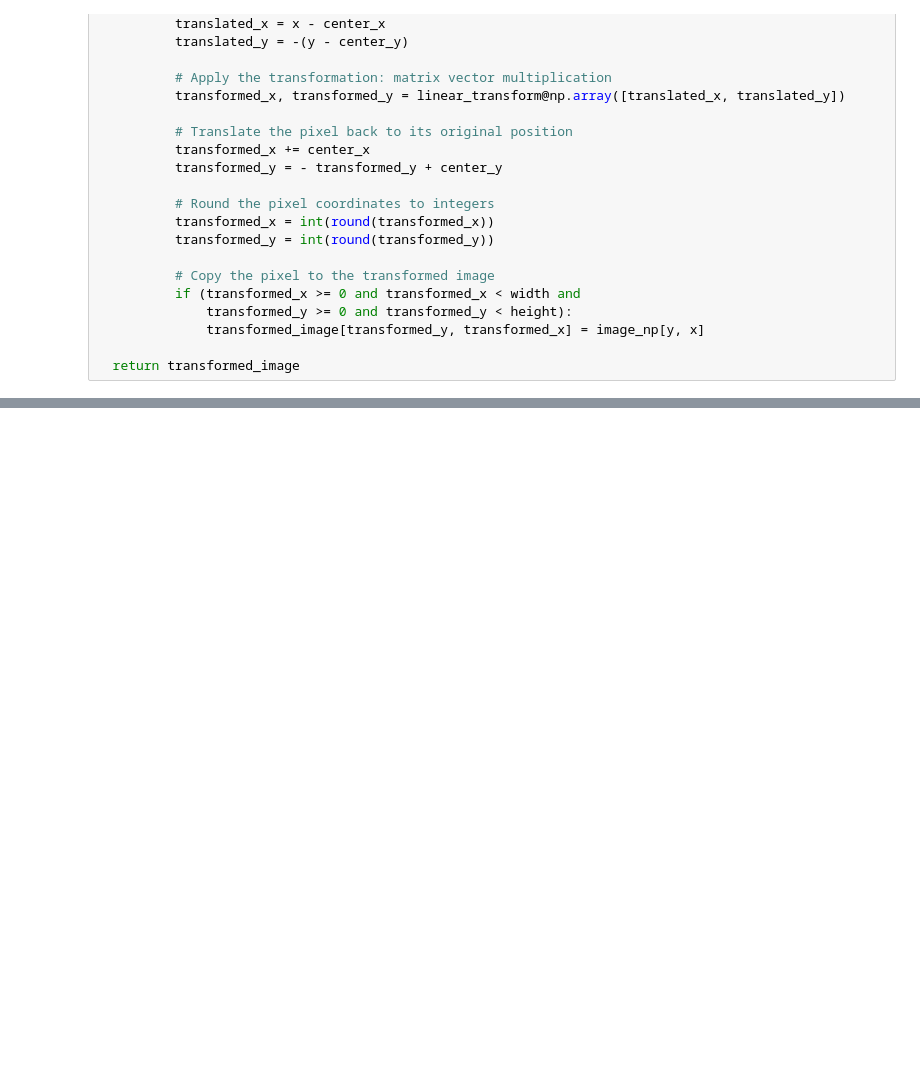
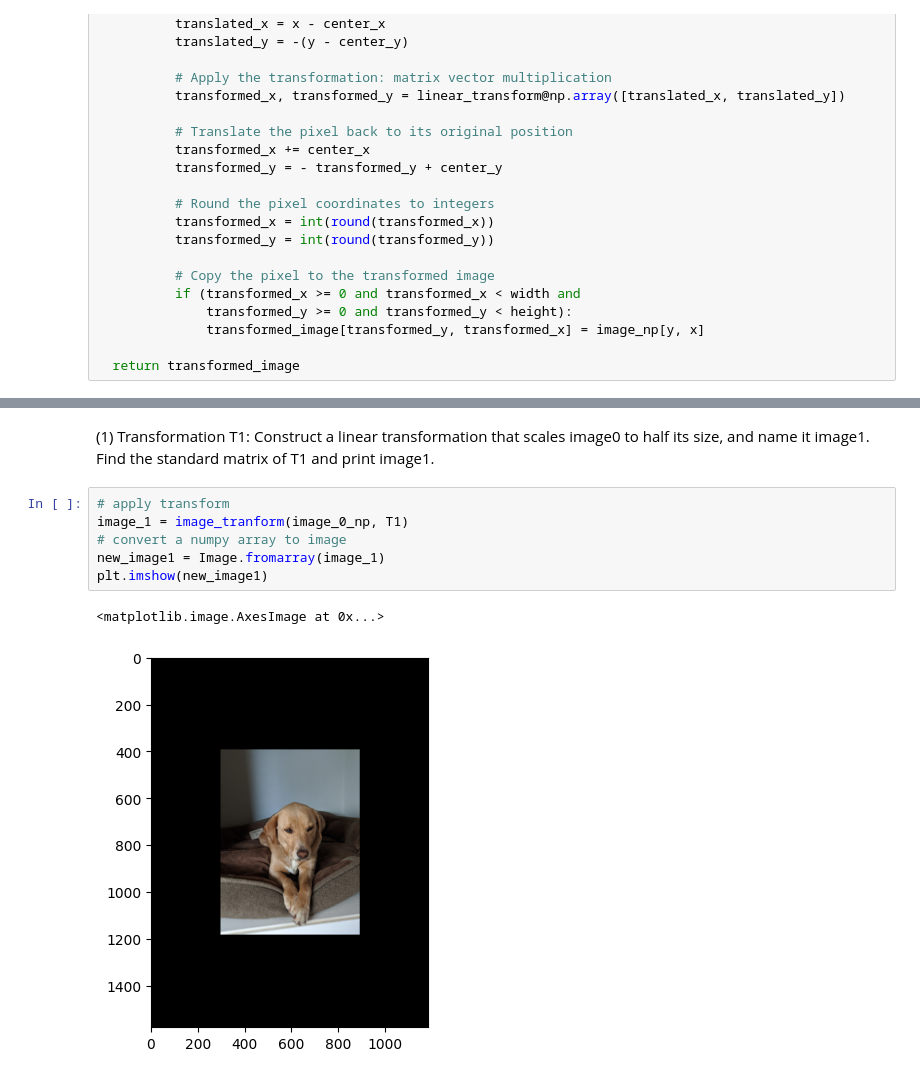
Before and after one commit to GabrielTayl0r/hello-world, a Jupyter notebook: src/image_transform_pil.ipynb, the cells around one changed output, grey strips where cells are left out. Saved outputs shown, nothing was run; the diff lists cells and outputs as text; blank space fills up the shorter version.

```diff
--- a/src/image_transform_pil.ipynb
+++ b/src/image_transform_pil.ipynb
@@ -80,0 +124,12 @@ The dimension of the image_np is (400, 400, 3)
+# %% [markdown]
+(1) Transformation T1: Construct a linear transformation that scales image0 to half
+its size, and name it image1. Find the standard matrix of T1 and print image1.
+# %%
+# apply transform
+image_1 = image_tranform(image_0_np, T1)
+# convert a numpy array to image
+new_image1 = Image.fromarray(image_1)
+plt.imshow(new_image1)
+# %% [output]
+<matplotlib.image.AxesImage at 0x...>
+[figure, added]
```
Also changed, not shown: parts of 10 cells of this notebook.
